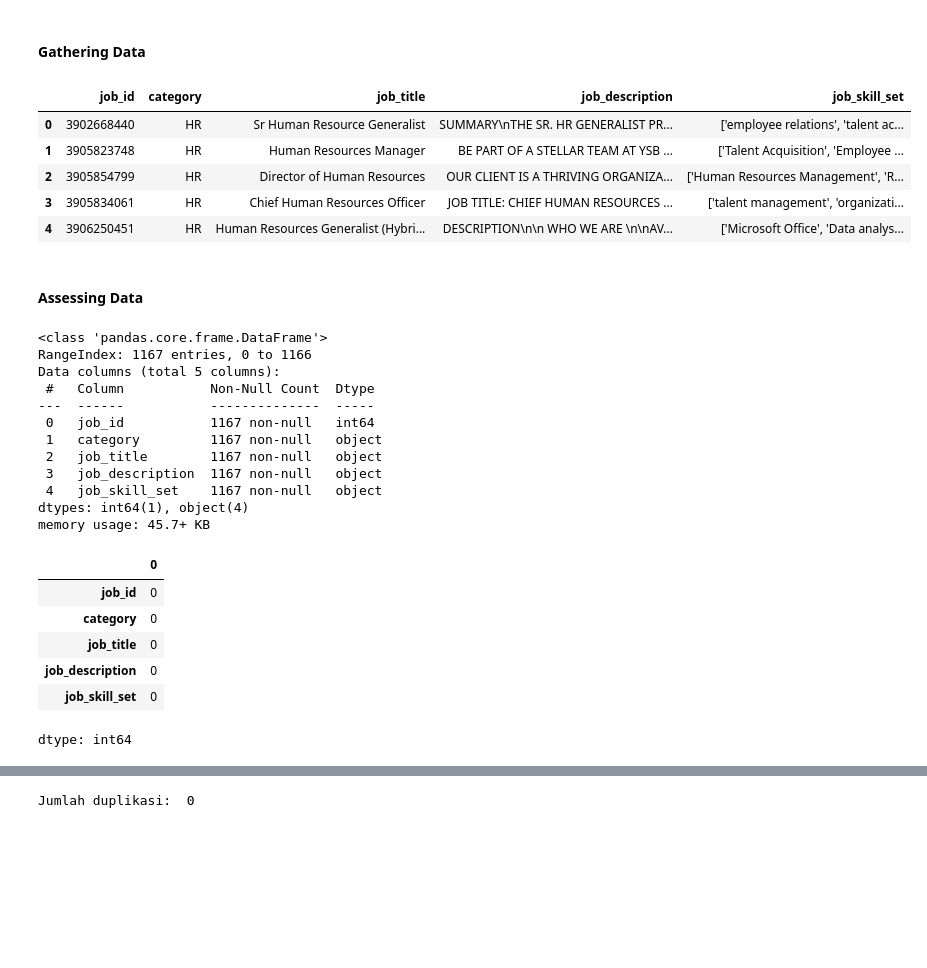
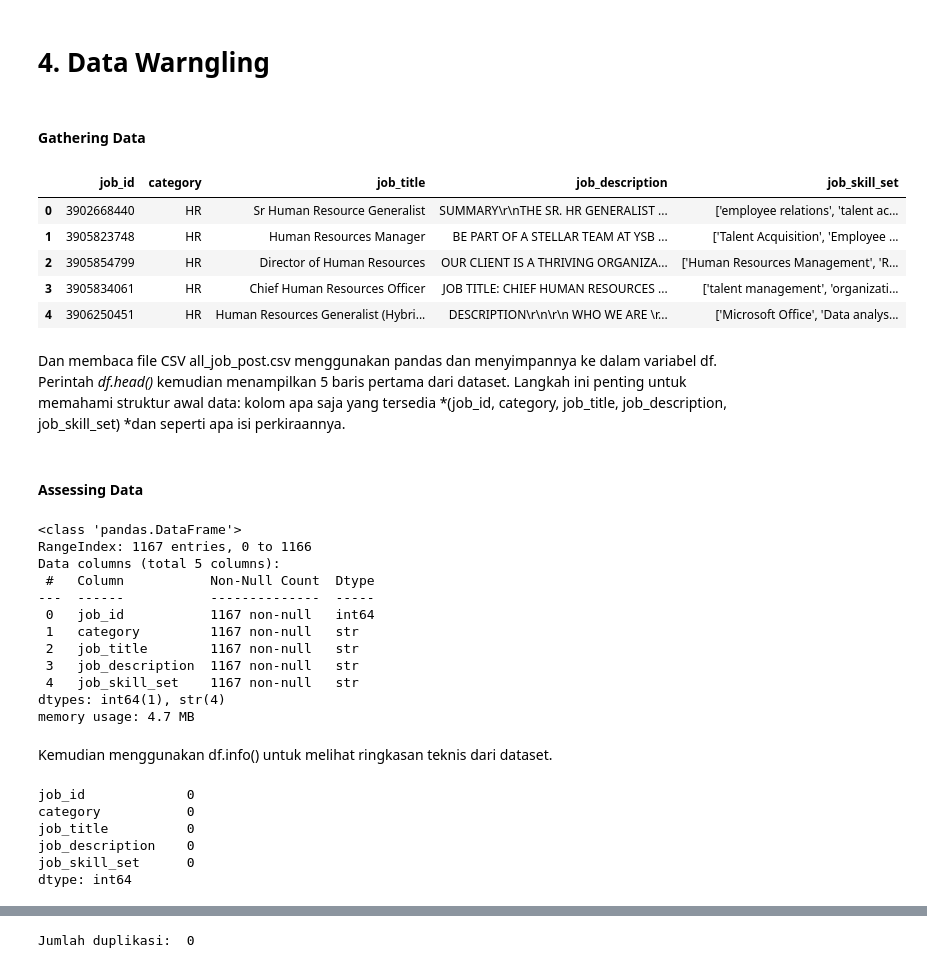
Before and after one commit to sh444nimain/Capstones-sistemRekomendasiSkill, a Jupyter notebook: data-science/notebooks/NOTEBOOK.ipynb, the cells around one changed output, grey strips where cells are left out. Drawn from its saved outputs; the diff is of its cells as text; code cells hidden in the pictures; blank space fills up the shorter version.

```diff
--- a/data-science/notebooks/NOTEBOOK.ipynb
+++ b/data-science/notebooks/NOTEBOOK.ipynb
@@ -8,41 +60,46 @@ import re
+# %% [markdown]
+# 4. Data Warngling
 # %% [markdown]
 #### Gathering Data
 # %%
 import pandas as pd
 
-all_job_df = pd.read_csv('all_job_post.csv', on_bad_lines='skip', engine='python')
-all_job_df.head()
+df = pd.read_csv('all_job_post.csv')
+df.head()
 # %% [output]
 |  | job_id | category | job_title | job_description | job_skill_set |
-| 0 | 3902668440 | HR | Sr Human Resource Generalist | SUMMARY\nTHE SR. HR GENERALIST PR... | ['employee relations', 'talent ac... |
+| 0 | 3902668440 | HR | Sr Human Resource Generalist | SUMMARY\r\nTHE SR. HR GENERALIST ... | ['employee relations', 'talent ac... |
 | 1 | 3905823748 | HR | Human Resources Manager | BE PART OF A STELLAR TEAM AT YSB ... | ['Talent Acquisition', 'Employee ... |
 | 2 | 3905854799 | HR | Director of Human Resources | OUR CLIENT IS A THRIVING ORGANIZA... | ['Human Resources Management', 'R... |
 | 3 | 3905834061 | HR | Chief Human Resources Officer | JOB TITLE: CHIEF HUMAN RESOURCES ... | ['talent management', 'organizati... |
-| 4 | 3906250451 | HR | Human Resources Generalist (Hybri... | DESCRIPTION\n\n WHO WE ARE \n\nAV... | ['Microsoft Office', 'Data analys... |
+| 4 | 3906250451 | HR | Human Resources Generalist (Hybri... | DESCRIPTION\r\n\r\n WHO WE ARE \r... | ['Microsoft Office', 'Data analys... |
+# %% [markdown]
+Dan membaca file CSV all_job_post.csv menggunakan pandas dan menyimpannya ke dalam variabel df. Perintah *df.head()* kemudian menampilkan 5 baris pertama dari dataset. Langkah ini penting untuk memahami struktur awal data: kolom apa saja yang tersedia *(job_id, category, job_title, job_description, job_skill_set) *dan seperti apa isi perkiraannya.
 # %% [markdown]
 #### Assessing Data
 # %%
-all_job_df.info()
+df.info()
 # %% [output]
-<class 'pandas.core.frame.DataFrame'>
+<class 'pandas.DataFrame'>
 RangeIndex: 1167 entries, 0 to 1166
 Data columns (total 5 columns):
  #   Column           Non-Null Count  Dtype
 ---  ------           --------------  -----
  0   job_id           1167 non-null   int64
- 1   category         1167 non-null   object
- 2   job_title        1167 non-null   object
- 3   job_description  1167 non-null   object
- 4   job_skill_set    1167 non-null   object
-dtypes: int64(1), object(4)
-memory usage: 45.7+ KB
+ 1   category         1167 non-null   str
+ 2   job_title        1167 non-null   str
+ 3   job_description  1167 non-null   str
+ 4   job_skill_set    1167 non-null   str
+dtypes: int64(1), str(4)
+memory usage: 4.7 MB
+# %% [markdown]
+Kemudian menggunakan df.info() untuk melihat ringkasan teknis dari dataset.
 # %%
-all_job_df.isna().sum()
+df.isna().sum()
 # %% [output]
-|  | 0 |
-| job_id | 0 |
-| category | 0 |
-| job_title | 0 |
-| job_description | 0 |
-| job_skill_set | 0 |
+job_id             0
+category           0
+job_title          0
+job_description    0
+job_skill_set      0
 dtype: int64
```
Also changed, not shown: parts of 72 cells of this notebook.
